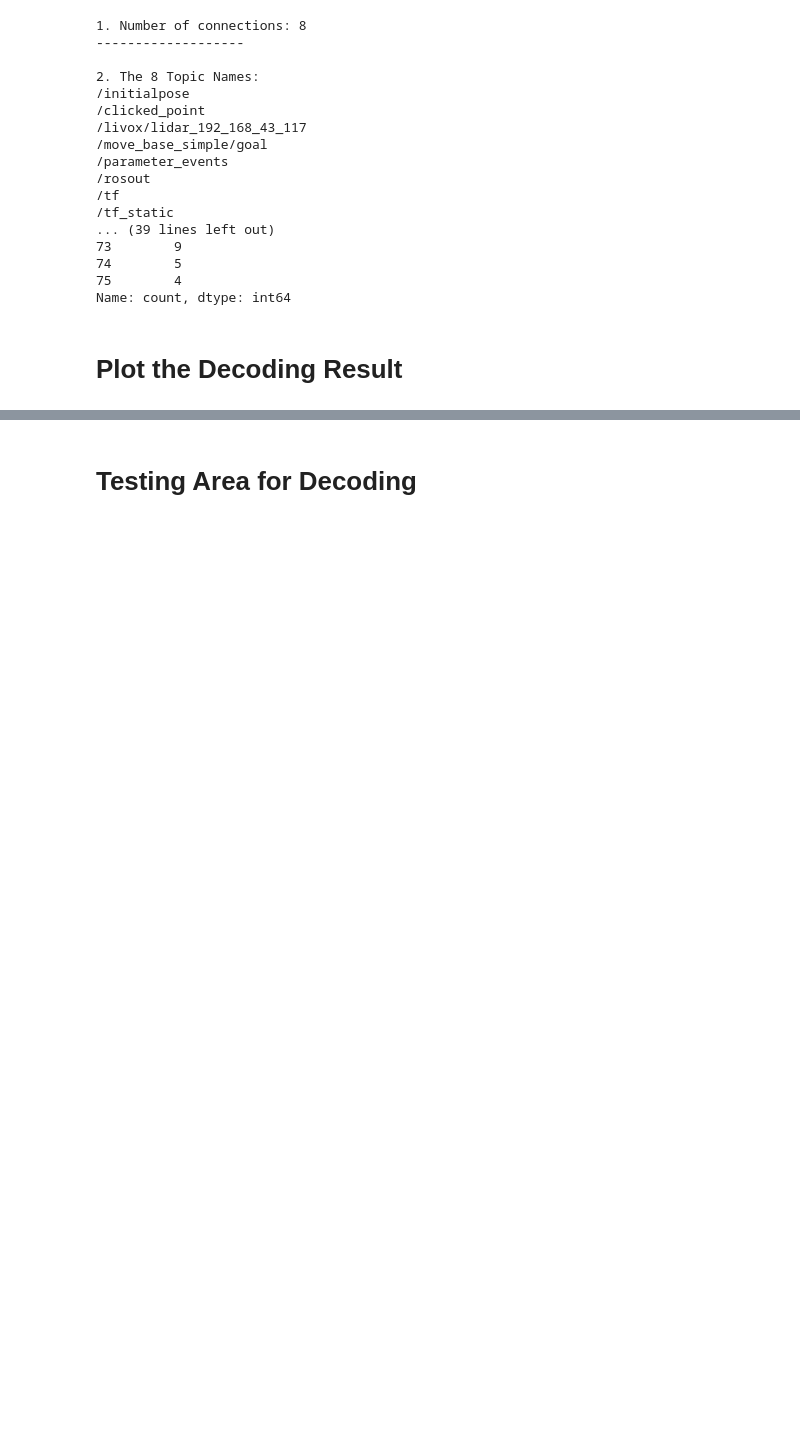
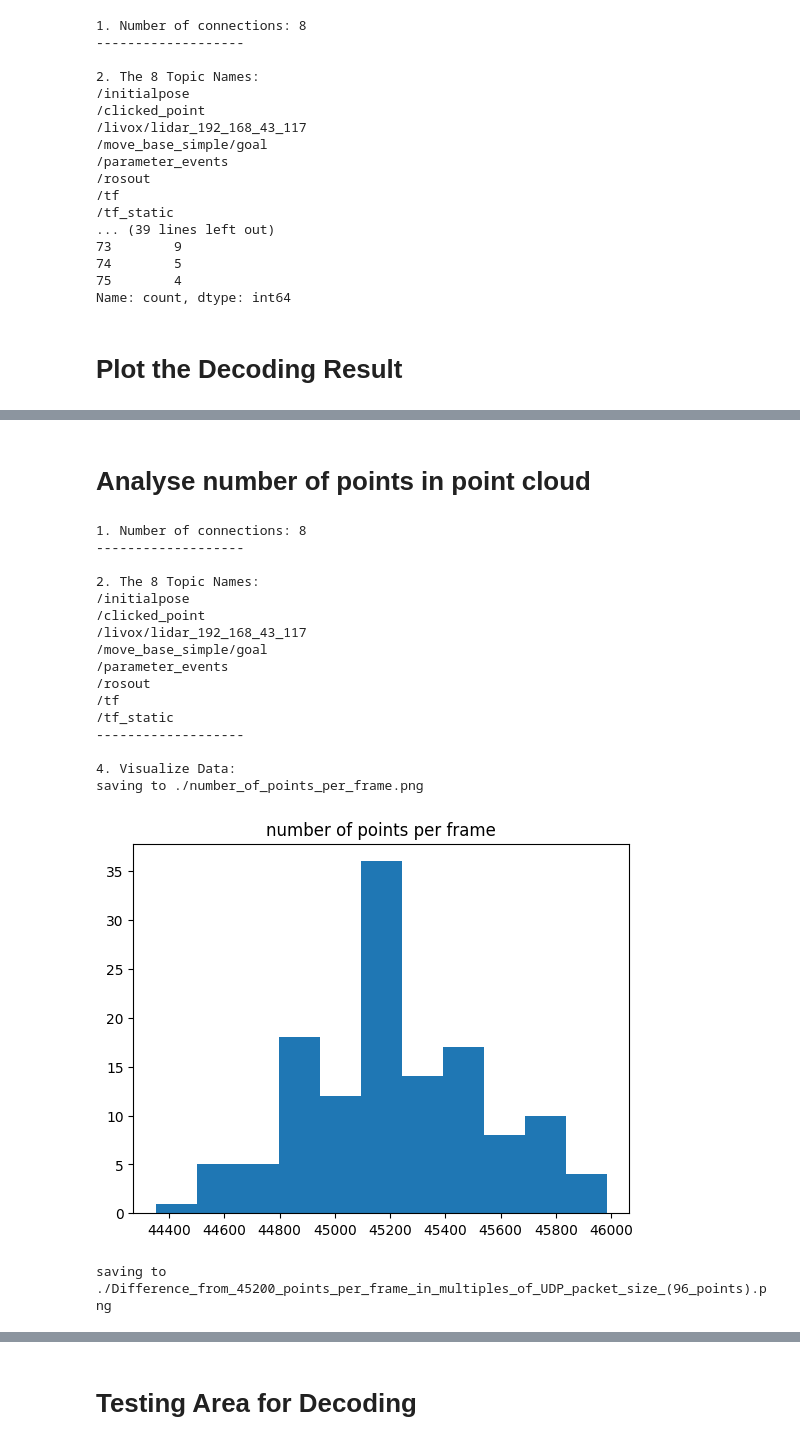
Before and after one commit to philRudd69/livox_HAP_ros_driver2, a Jupyter notebook: testing/decode_pc.ipynb, the cells around one changed output, grey strips where cells are left out. Drawn from its saved outputs; the diff is of its cells as text; code cells hidden in the pictures; blank space fills up the shorter version.

```diff
--- a/testing/decode_pc.ipynb
+++ b/testing/decode_pc.ipynb
@@ -192,0 +197,75 @@ for color_idx,color in enumerate(coloring):
+# %% [markdown]
+# Analyse number of points in point cloud
+# %%
+def plot_histogram(array: np.array, title: str):
+    """
+    plots histograms for analysis of
+    - how often UDP packet losses appear, like every n'th frame
+    - how many points are lost in between frames
+    """
+
+    plt.hist(array, bins='auto')
+    plt.title(f"{title}")
+    #ax.set_xlabel("n frames")
+    title = title.replace(" ", "_")
+    filename = os.path.join(path,f'{title}.png')
+    plt.savefig(filename)
+    print(f"saving to {filename}")
+    plt.show()
+    plt.close()
+# %%
+with Reader(rosbag_dir) as ros2_reader:
+
+    # get all connections
+    ros2_conns = [conn for conn in ros2_reader.connections]
+    print(f"1. Number of connections: {len(ros2_conns)}")
+    print("-------------------\n")
+
+    # print all topic names, to find out which topic we need to inspect
+    print(f"2. The {len(ros2_conns)} Topic Names:")
+    print(*[conn.topic for conn in ros2_conns], sep='\n')
+    print("-------------------\n")
+
+    print("4. Visualize Data:")
+    # filter the connections for those topics that we are interested in
+    pc_connections = filter_connections(ros2_conns, [topic])
+
+    messages_of_conns = ros2_reader.messages(connections=pc_connections)
+
+    n_points = []
+    for m, msg in enumerate(messages_of_conns):
+        (connection, timestamp, rawdata) = msg
+        if connection.topic == topic:
+            #print(f"   - Topic name: {connection.topic}") # topic
+            #print(f"   - Message type name: {connection.msgtype}") # message type (massage type itself is a string)
+
+            # deserialize data and print it
+            data = typestore.deserialize_cdr(rawdata, connection.msgtype)
+            #print(f"   - Number of points in pc according to header-width info: {data.width}")
+            n_points.append(data.width)
+    plot_histogram(n_points, "number of points per frame")
+    n_points = np.array(n_points)
+    diff_n_points = (n_points - 45200)/96
+    plot_histogram(diff_n_points, "Difference from 45200 points per frame in multiples of UDP packet size (96 points)")
+    #print(diff_n_points)
+    #mutiple_of_96 = diff_n_points % 96
+    #print(mutiple_of_96)
+# %% [output]
+1. Number of connections: 8
+-------------------
+
+2. The 8 Topic Names:
+/initialpose
+/clicked_point
+/livox/lidar_192_168_43_117
+/move_base_simple/goal
+/parameter_events
+/rosout
+/tf
+/tf_static
+-------------------
+
+4. Visualize Data:
+saving to ./number_of_points_per_frame.png
+[figure, added]
+saving to ./Difference_from_45200_points_per_frame_in_multiples_of_UDP_packet_size_(96_points).png
```
Also changed, not shown: parts of 4 cells of this notebook, 3 other files.
